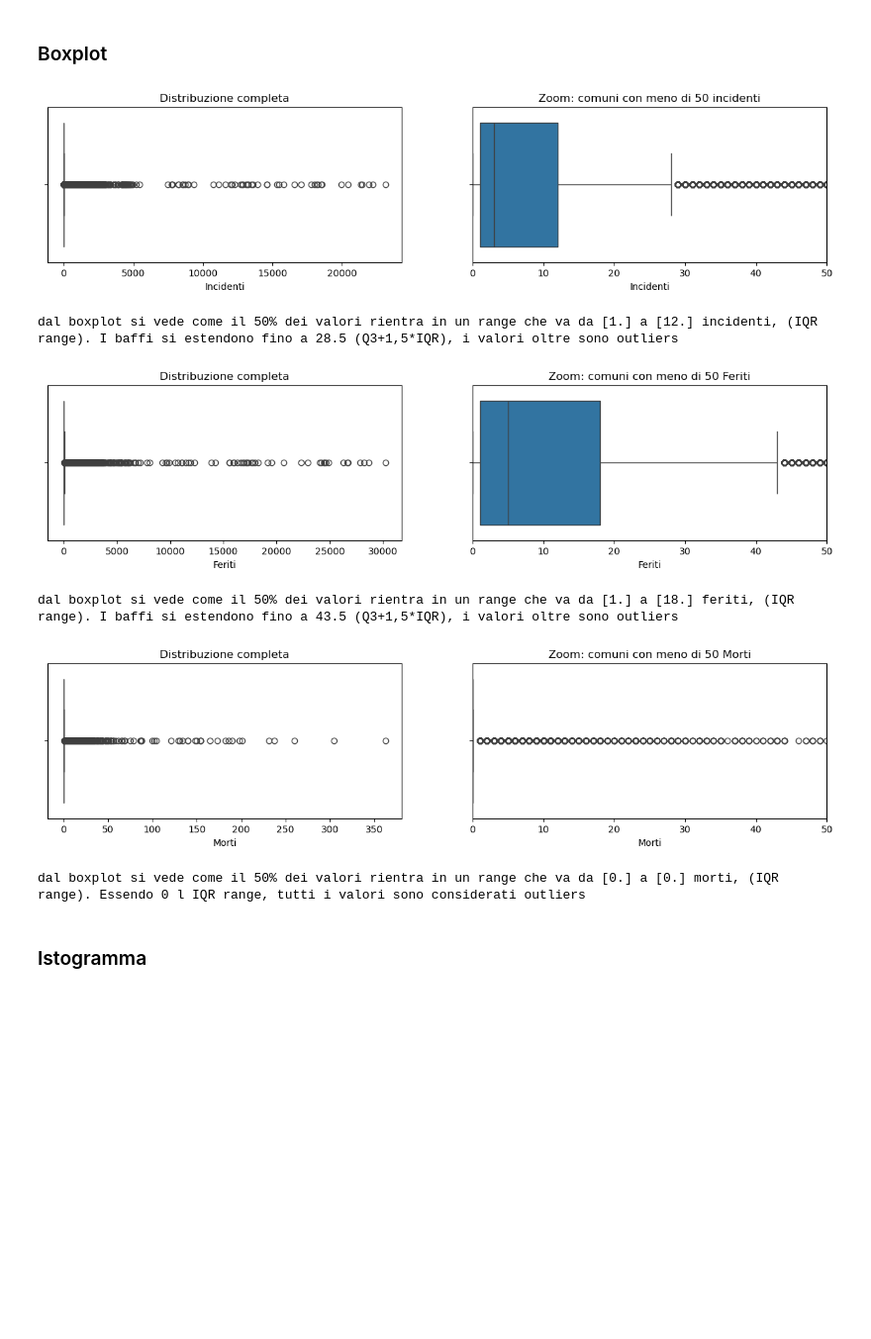
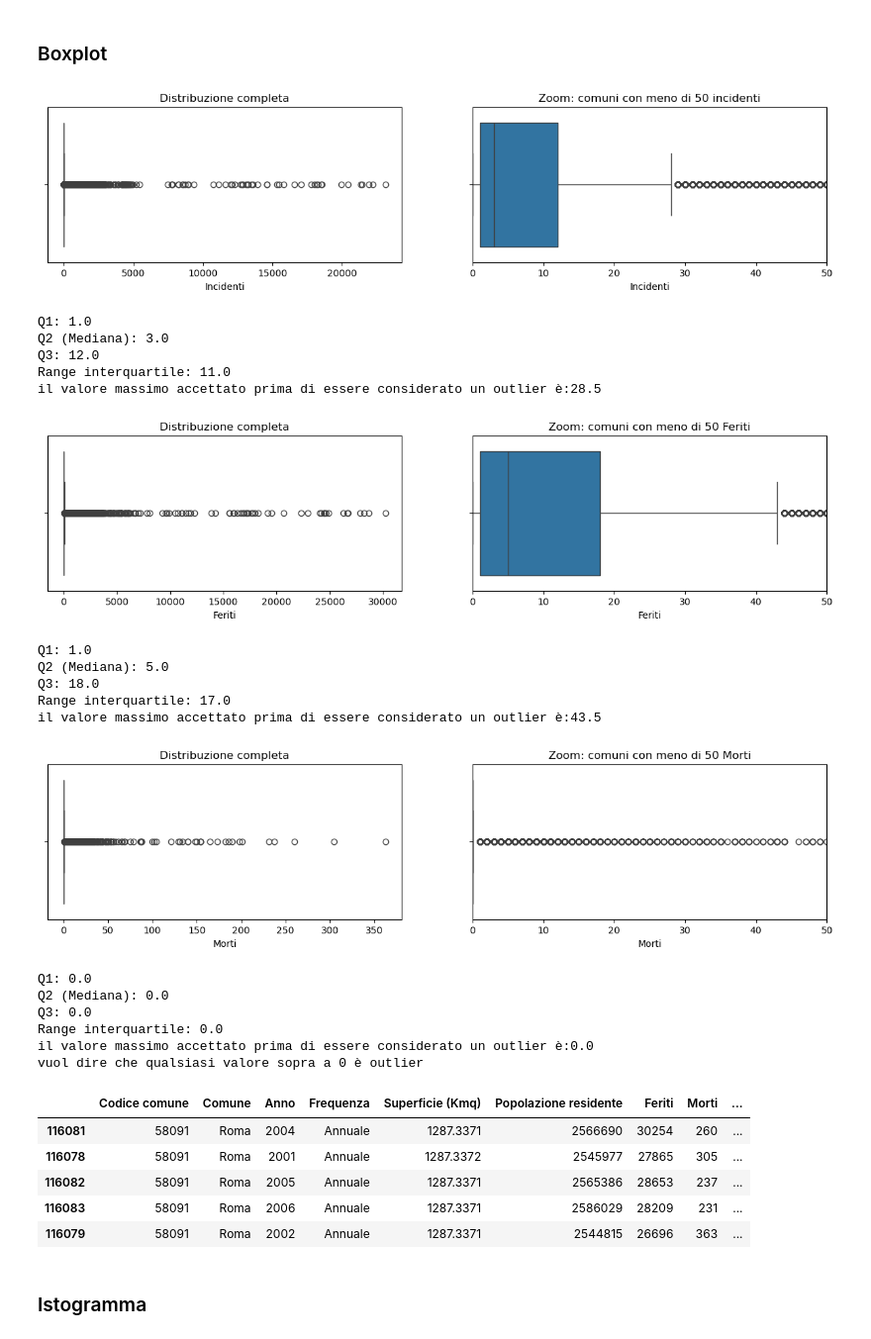
Before and after one commit to gesonbani72-prog/Data-Analytics---Capstone-Project, a Jupyter notebook: analisi_statistica.ipynb, the cells around one changed output. Shown at 99% size. Drawn from its saved outputs; the diff is of its cells as text; code cells hidden in the pictures; blank space fills up the shorter version.

```diff
--- a/analisi_statistica.ipynb
+++ b/analisi_statistica.ipynb
@@ -74,10 +73,18 @@ axes[1].set_title('Zoom: comuni con meno di 50 incidenti')
 
 plt.show()
 
-print(f'dal boxplot si vede come il 50% dei valori rientra in un range che va da {np.percentile(df['Incidenti'],[25])} a {np.percentile(df['Incidenti'],[75])} incidenti, (IQR range). I baffi si estendono fino a 28.5 (Q3+1,5*IQR), i valori oltre sono outliers')
+print(f'Q1: {df['Incidenti'].quantile(0.25)}')
+print(f'Q2 (Mediana): {df['Incidenti'].quantile(0.50)}')
+print(f'Q3: {df['Incidenti'].quantile(0.75)}')
+print(f'Range interquartile: {df['Incidenti'].quantile(0.75) - df['Incidenti'].quantile(0.25)}')
+print(f'il valore massimo accettato prima di essere considerato un outlier è:{df['Incidenti'].quantile(0.75) + 1.5 * (df['Incidenti'].quantile(0.75) - df['Incidenti'].quantile(0.25))}')
 # %% [output]
 [figure]
-dal boxplot si vede come il 50% dei valori rientra in un range che va da [1.] a [12.] incidenti, (IQR range). I baffi si estendono fino a 28.5 (Q3+1,5*IQR), i valori oltre sono outliers
+Q1: 1.0
+Q2 (Mediana): 3.0
+Q3: 12.0
+Range interquartile: 11.0
+il valore massimo accettato prima di essere considerato un outlier è:28.5
 # %%
 fig, axes = plt.subplots(1, 2, figsize=(15, 3))
 
@@ -90,10 +97,18 @@ axes[1].set_title('Zoom: comuni con meno di 50 Feriti')
 
 plt.show()
 
-print(f'dal boxplot si vede come il 50% dei valori rientra in un range che va da {np.percentile(df['Feriti'],[25])} a {np.percentile(df['Feriti'],[75])} feriti, (IQR range). I baffi si estendono fino a 43.5 (Q3+1,5*IQR), i valori oltre sono outliers')
+print(f'Q1: {df['Feriti'].quantile(0.25)}')
+print(f'Q2 (Mediana): {df['Feriti'].quantile(0.50)}')
+print(f'Q3: {df['Feriti'].quantile(0.75)}')
+print(f'Range interquartile: {df['Feriti'].quantile(0.75) - df['Feriti'].quantile(0.25)}')
+print(f'il valore massimo accettato prima di essere considerato un outlier è:{df['Feriti'].quantile(0.75) + 1.5 * (df['Feriti'].quantile(0.75) - df['Feriti'].quantile(0.25))}')
 # %% [output]
 [figure]
-dal boxplot si vede come il 50% dei valori rientra in un range che va da [1.] a [18.] feriti, (IQR range). I baffi si estendono fino a 43.5 (Q3+1,5*IQR), i valori oltre sono outliers
+Q1: 1.0
+Q2 (Mediana): 5.0
+Q3: 18.0
+Range interquartile: 17.0
+il valore massimo accettato prima di essere considerato un outlier è:43.5
 # %%
 fig, axes = plt.subplots(1, 2, figsize=(15, 3))
 
@@ -106,10 +121,30 @@ axes[1].set_title('Zoom: comuni con meno di 50 Morti')
 
 plt.show()
 
-print(f'dal boxplot si vede come il 50% dei valori rientra in un range che va da {np.percentile(df['Morti'],[25])} a {np.percentile(df['Morti'],[75])} morti, (IQR range). Essendo 0 l IQR range, tutti i valori sono considerati outliers')
+print(f'Q1: {df['Morti'].quantile(0.25)}')
+print(f'Q2 (Mediana): {df['Morti'].quantile(0.50)}')
+print(f'Q3: {df['Morti'].quantile(0.75)}')
+print(f'Range interquartile: {df['Morti'].quantile(0.75) - df['Morti'].quantile(0.25)}')
+print(f'il valore massimo accettato prima di essere considerato un outlier è:{df['Morti'].quantile(0.75) + 1.5 * (df['Morti'].quantile(0.75) - df['Morti'].quantile(0.25))}')
+print(f'vuol dire che qualsiasi valore sopra a 0 è outlier')
 # %% [output]
 [figure]
-dal boxplot si vede come il 50% dei valori rientra in un range che va da [0.] a [0.] morti, (IQR range). Essendo 0 l IQR range, tutti i valori sono considerati outliers
+Q1: 0.0
+Q2 (Mediana): 0.0
+Q3: 0.0
+Range interquartile: 0.0
+il valore massimo accettato prima di essere considerato un outlier è:0.0
+vuol dire che qualsiasi valore sopra a 0 è outlier
+# %%
+# ora grazie a queste analisi volendo posso risalire a dei dati specifici, come ad esempio risalire a tutti i comuni con un numero di incidenti statisticamente elevato:
+df[df['Incidenti'] >= 28.5].sort_values('Incidenti',ascending=False).head(5)
+# %% [output]
+|  | Codice comune | Comune | Anno | Frequenza | Superficie (Kmq) | Popolazione residente | Feriti | Morti | ... |
+| 116081 | 58091 | Roma | 2004 | Annuale | 1287.3371 | 2566690 | 30254 | 260 | ... |
+| 116078 | 58091 | Roma | 2001 | Annuale | 1287.3372 | 2545977 | 27865 | 305 | ... |
+| 116082 | 58091 | Roma | 2005 | Annuale | 1287.3371 | 2565386 | 28653 | 237 | ... |
+| 116083 | 58091 | Roma | 2006 | Annuale | 1287.3371 | 2586029 | 28209 | 231 | ... |
+| 116079 | 58091 | Roma | 2002 | Annuale | 1287.3371 | 2544815 | 26696 | 363 | ... |
 # %% [markdown]
 ### Istogramma
 # %%
```
Also changed, not shown: parts of 16 cells of this notebook.
